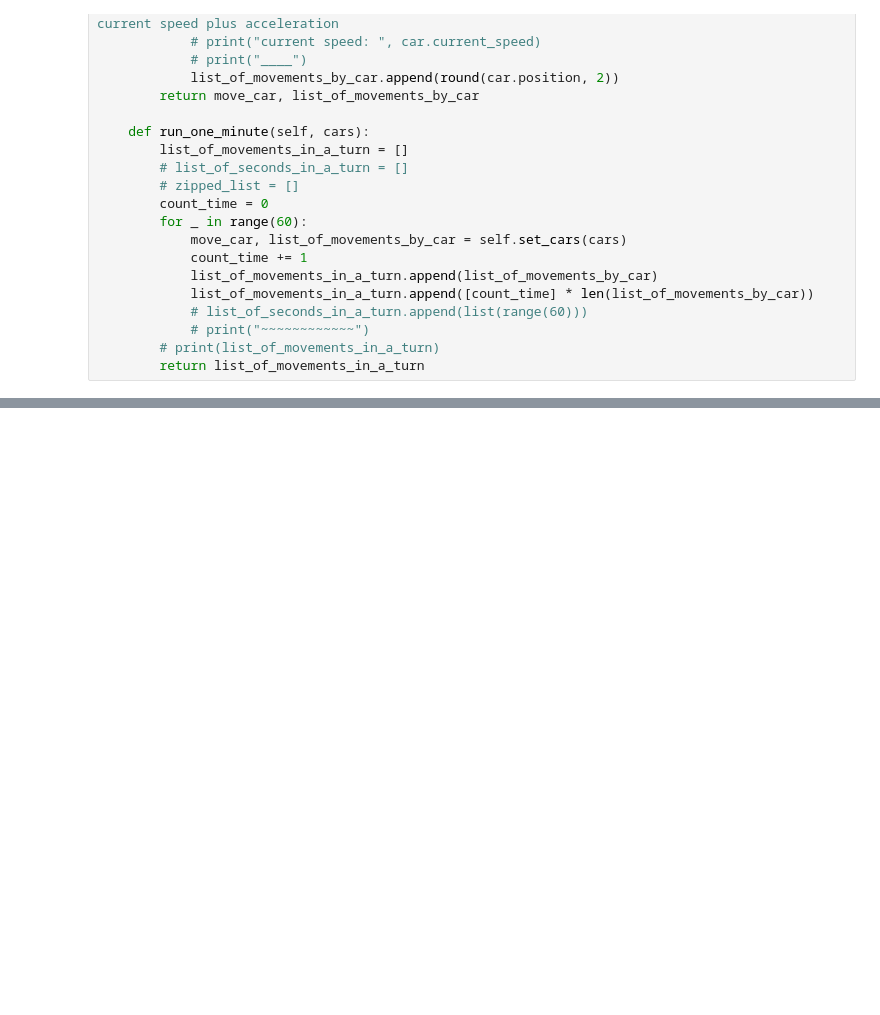
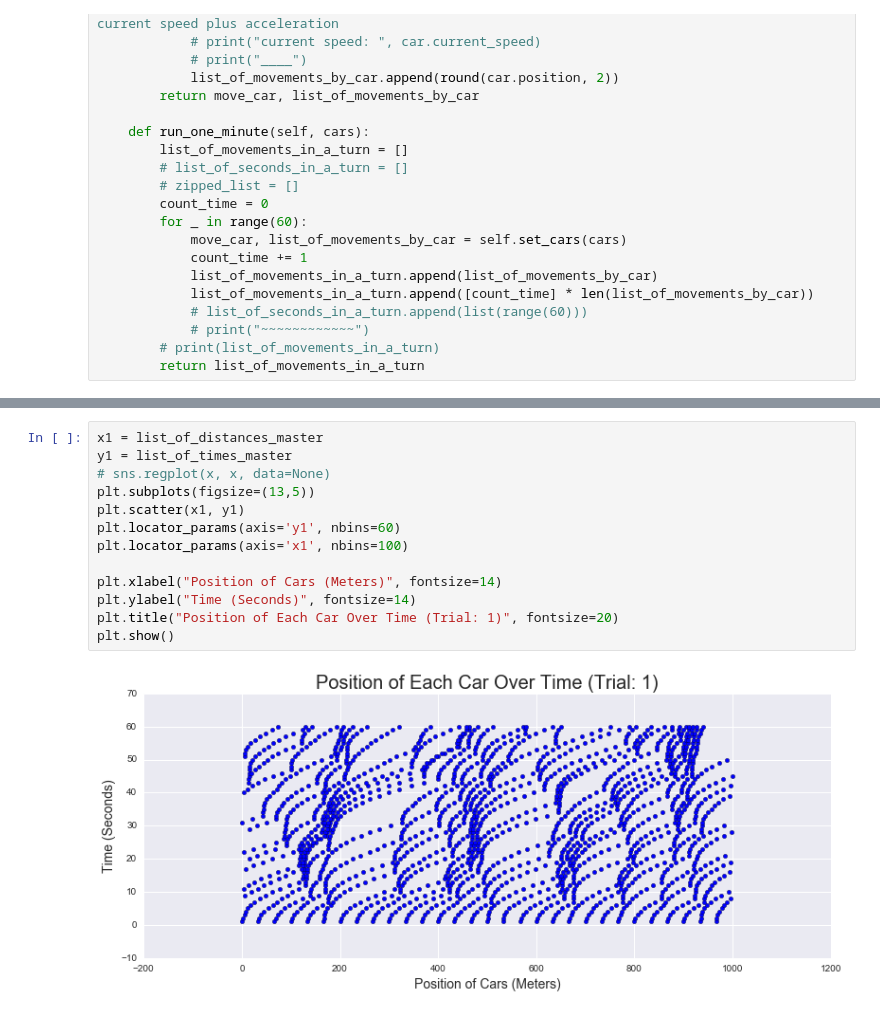
Before and after one commit to njberejan/traffic-simulation, a Jupyter notebook: TrafficSimulation.ipynb, the cells around one changed output, grey strips where cells are left out. Drawn from its saved outputs; the diff is of its cells as text; blank space fills up the shorter version.

```diff
--- a/TrafficSimulation.ipynb
+++ b/TrafficSimulation.ipynb
@@ -200,0 +202,15 @@ plt.show()
+# %%
+x1 = list_of_distances_master
+y1 = list_of_times_master
+# sns.regplot(x, x, data=None)
+plt.subplots(figsize=(13,5))
+plt.scatter(x1, y1)
+plt.locator_params(axis='y1', nbins=60)
+plt.locator_params(axis='x1', nbins=100)
+
+plt.xlabel("Position of Cars (Meters)", fontsize=14)
+plt.ylabel("Time (Seconds)", fontsize=14)
+plt.title("Position of Each Car Over Time (Trial: 1)", fontsize=20)
+plt.show()
+# %% [output]
+[figure, added]
```
Also changed, not shown: parts of 3 cells of this notebook.
